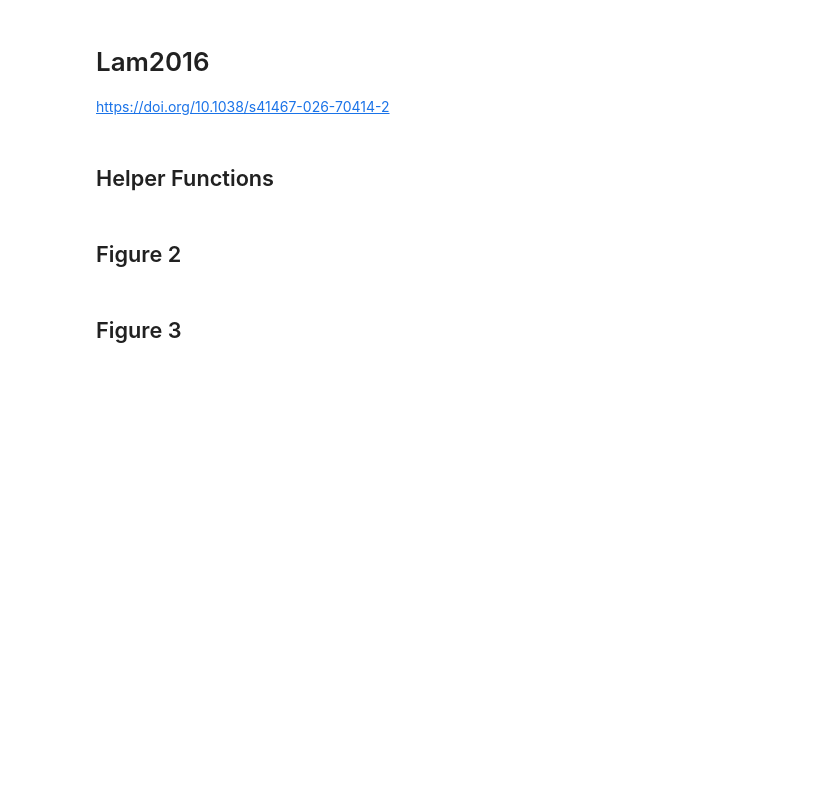
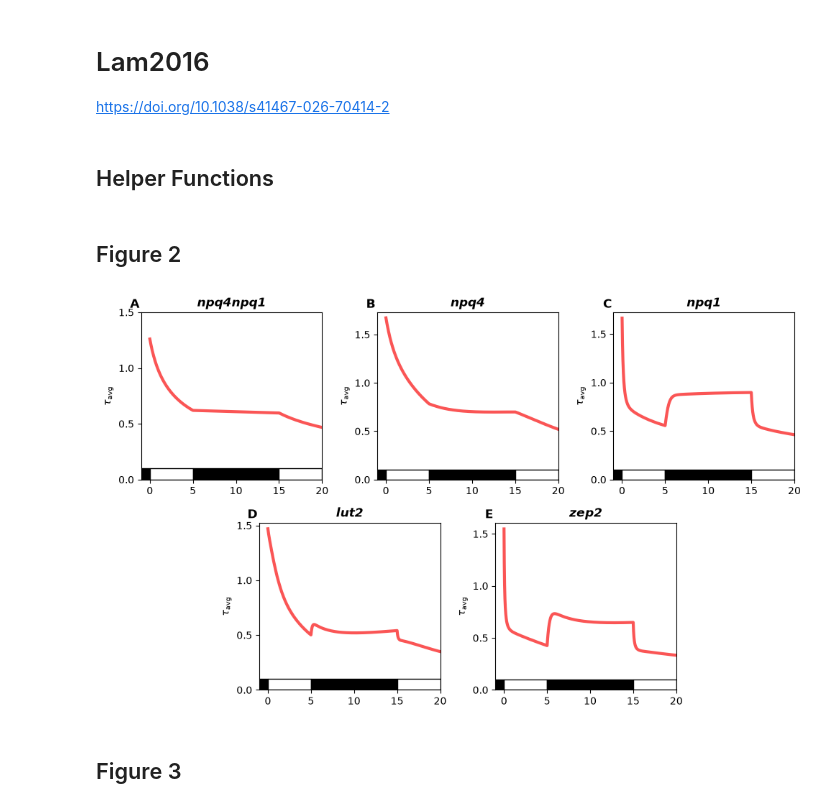
Before and after one commit to Computational-Biology-Aachen/mxl-models, a Jupyter notebook: docs/lam2026.ipynb, the cells around one changed output. Cells and saved outputs as stored; diff of their text form; code cells hidden in the pictures; blank space fills up the shorter version.

Commit message:
upd: New parameters fit for LAm model, so that the results are closer to the publication

```diff
--- a/docs/lam2026.ipynb
+++ b/docs/lam2026.ipynb
@@ -230,7 +266,6 @@ def fig2_sim(settings):
         m = get_lam2026()
         m.update_parameters(settings["params"])
         m.update_variables(settings["y0"])
-
         if "remove_reacs" in settings:
             for reac in settings["remove_reacs"]:
                 m.remove_reaction(reac)
@@ -256,20 +291,41 @@ fig2_prtc = make_protocol(
 )
 
 fig2_settings = {
-    "npq4npq1": {"model": create_npq4npq1(get_lam2026()), "protocol": fig2_prtc},
-    "npq4": {"model": create_npq4(get_lam2026()), "protocol": fig2_prtc},
-    "npq1": {"model": create_npq1(get_lam2026()), "protocol": fig2_prtc},
-    "lut2": {"model": create_lut2(get_lam2026()), "protocol": fig2_prtc},
-    "zep2": {"model": create_zep2(get_lam2026()), "protocol": fig2_prtc},
+    "npq4npq1": {
+        "model": create_npq4npq1(get_lam2026().update_parameters(upd_pars)),
+        "protocol": fig2_prtc,
+    },
+    "npq4": {
+        "model": create_npq4(get_lam2026().update_parameters(upd_pars_npq4)),
+        "protocol": fig2_prtc,
+    },
+    "npq1": {
+        "model": create_npq1(get_lam2026().update_parameters(upd_pars)),
+        "protocol": fig2_prtc,
+    },
+    "lut2": {
+        "model": create_lut2(get_lam2026().update_parameters(upd_pars)),
+        "protocol": fig2_prtc,
+    },
+    "zep2": {
+        "model": create_zep2(get_lam2026().update_parameters(upd_pars_zep2)),
+        "protocol": fig2_prtc,
+    },
 }
 
 fig2_res = dict(parallelise(fig2_sim, list(fig2_settings.items())))
 fig2_res = pd.concat(fig2_res.values(), keys=fig2_res.keys())
 fig2_res.index.names = ["GT", "time"]
 # %%
+res_var = "tau_Fluo"
+
 fig2 = plt.figure(figsize=(10, 6))
 
-gs = gridspec.GridSpec(2, 6, figure=fig2)
+gs = gridspec.GridSpec(
+    2,
+    6,
+    figure=fig2,
+)
 
 ax1 = fig2.add_subplot(gs[0, 0:2])
 ax2 = fig2.add_subplot(gs[0, 2:4])
@@ -293,37 +349,39 @@ for GT, df in fig2_res.groupby(level="GT"):
     res = df.droplevel("GT")
 
     ax = axes_settings[GT]["ax"]
-    ax.plot(res["tau_Fluo"], lw=3, color="#fa5555")
+    ax.plot(res[res_var], lw=3, color="#fa5555")  # "tau_Fluo"
 
-    ax.set_ylim(0, 2)
+    # ax.set_ylim(0, 2)
     ax.set_yticks(np.linspace(0, 1.5, 4))
     ax.set_ylabel(r"$\tau_\mathrm{avg}$")
 
     ax.set_xlim(-1, 20)
 
     ax.set_title(GT, fontweight="bold", fontstyle="italic")
     ax.text(
         -0.01,
         1.01,
         axes_settings[GT]["label"],
         fontweight="bold",
         transform=ax.transAxes,
         ha="right",
         va="bottom",
         fontsize=12,
     )
 
     for i, (x2, ppfd) in enumerate(box.iterrows()):
         x = ax.get_xlim()[0] if x2 == 0 else box.iloc[i - 1].name
         color = "white" if ppfd.values == 1 else "black"
 
         ax.add_patch(
             plt.Rectangle(
                 (x, 0), width=x2 - x, height=0.1, facecolor=color, edgecolor="black"
             )
         )
 
 plt.tight_layout()
+# %% [output]
+[figure, added]
 # %% [markdown]
 ## Figure 3
 # %%
```
Also changed, not shown: parts of 8 cells of this notebook.
